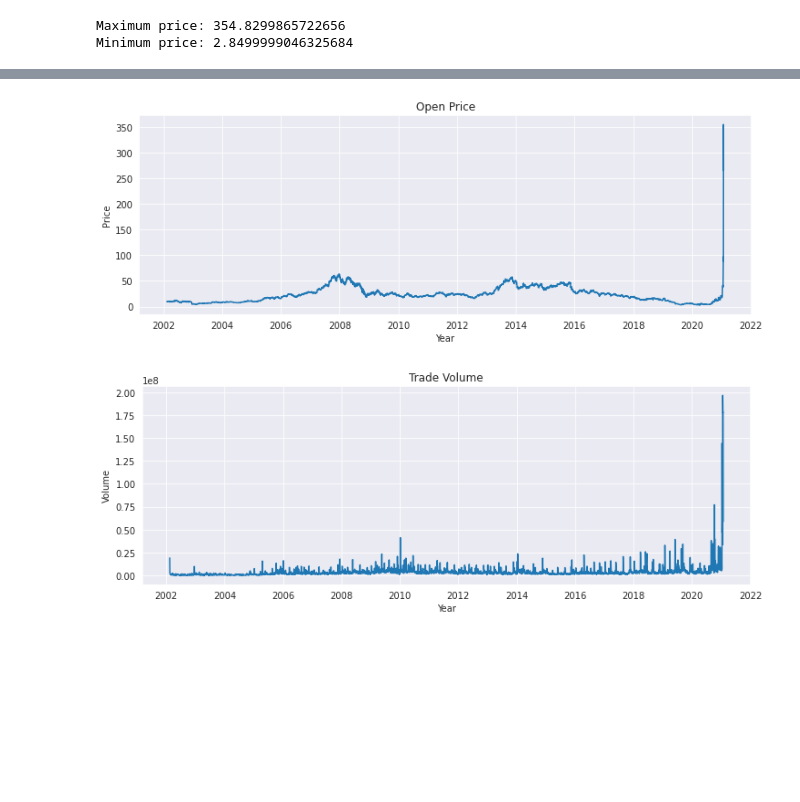
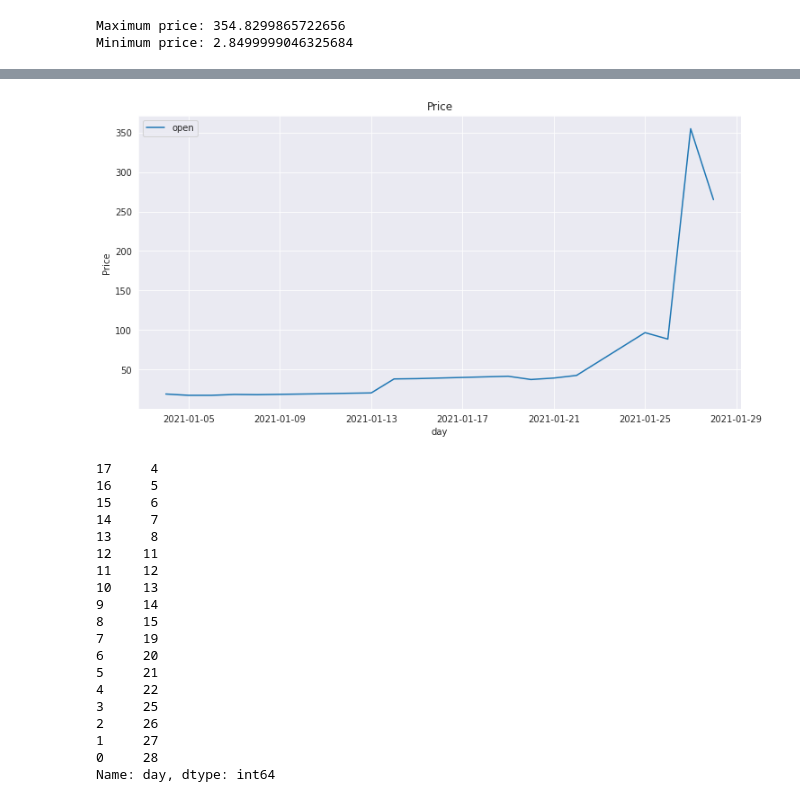
Before and after one commit to Haebuk/kuggle, a Jupyter notebook: gamestop.ipynb, the cells around one changed output, grey strips where cells are left out. Saved outputs shown, nothing was run; the diff lists cells and outputs as text; code cells hidden in the pictures; blank space fills up the shorter version.

```diff
--- a/gamestop.ipynb
+++ b/gamestop.ipynb
@@ -87,20 +121,34 @@ df.head()
 | 3 | 2021-01-25 | 96.730003 | 159.179993 | 61.130001 | 76.790001 | 177874000.0 | 76.790001 | 2021 | 1 | ... |
 | 4 | 2021-01-22 | 42.590000 | 76.760002 | 42.320000 | 65.010002 | 196784300.0 | 65.010002 | 2021 | 1 | ... |
 # %%
-plt.figure(figsize=(12, 4))
-plt.plot(df['date'][::-1],df['open_price'][::-1])
-plt.title('Open Price')
-plt.xlabel('Year')
+plt.figure(figsize=(12, 6))
+plt.plot(df['date'][:18][::-1],df['open_price'][:18][::-1], label='open')
+plt.title('Price')
+plt.xlabel('day')
 plt.ylabel('Price')
+plt.legend()
 plt.show()
 # %% [output]
-[figure, old version]
+[figure, new version]
-# %%
-plt.figure(figsize=(12, 4))
-plt.plot(df['date'][::-1],df['volume'][::-1])
-plt.title('Trade Volume')
-plt.xlabel('Year')
-plt.ylabel('Volume')
-plt.show()
-# %% [output]
-[figure, removed]
+# %%
+df['day'][:18][::-1]
+# %% [output]
+17     4
+16     5
+15     6
+14     7
+13     8
+12    11
+11    12
+10    13
+9     14
+8     15
+7     19
+6     20
+5     21
+4     22
+3     25
+2     26
+1     27
+0     28
+Name: day, dtype: int64
```
Also changed, not shown: parts of 3 cells of this notebook.
